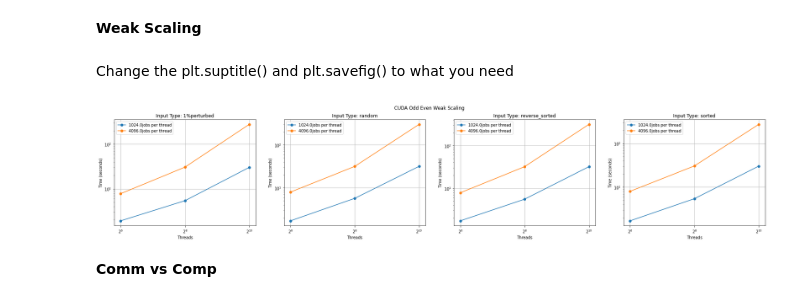
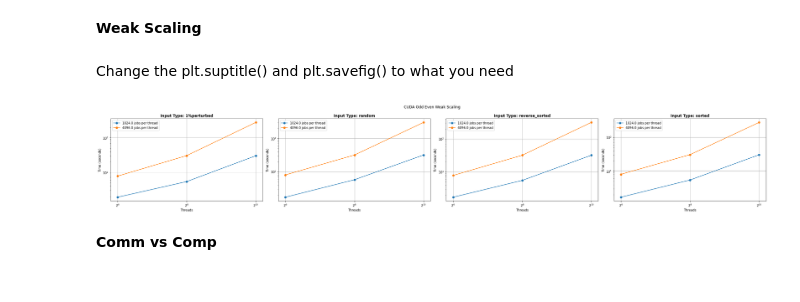
Before and after one commit to mzhang8132/CSCE435_Project, a Jupyter notebook: cuda_odd_even/cuda_odd_even.ipynb, the cells around one changed output. Cells and saved outputs as stored; diff of their text form; code cells hidden in the pictures.

```diff
--- a/cuda_odd_even/cuda_odd_even.ipynb
+++ b/cuda_odd_even/cuda_odd_even.ipynb
@@ -253,18 +256,18 @@ for i in range(3):
                                                (small_subset_size[i], types[1]),
                                               (small_subset_size[i], types[2]),
                                               (small_subset_size[i], types[3])),
-                                              "Total time"]].loc[subset_threads[i]]
+                                              "Avg time/rank"]].loc[subset_threads[i]]
     gpu = ctk.dataframe.loc['main', idx[((small_subset_size[i], types[0]),
                                                (small_subset_size[i], types[1]),
                                               (small_subset_size[i], types[2]),
                                               (small_subset_size[i], types[3])),
-                                              "Total GPU time"]].loc[subset_threads[i]]
+                                              "Avg GPU time/rank"]].loc[subset_threads[i]]
 
     for j in range(3):
-        cpu[((small_subset_size[i], types[0]), "Total time")] += gpu[((small_subset_size[i], types[0]), "Total GPU time")]
-        cpu[((small_subset_size[i], types[1]), "Total time")] += gpu[((small_subset_size[i], types[1]), "Total GPU time")]
-        cpu[((small_subset_size[i], types[2]), "Total time")] += gpu[((small_subset_size[i], types[2]), "Total GPU time")]
-        cpu[((small_subset_size[i], types[3]), "Total time")] += gpu[((small_subset_size[i], types[3]), "Total GPU time")]
+        cpu[((small_subset_size[i], types[0]), "Avg time/rank")] += gpu[((small_subset_size[i], types[0]), "Avg GPU time/rank")]
+        cpu[((small_subset_size[i], types[1]), "Avg time/rank")] += gpu[((small_subset_size[i], types[1]), "Avg GPU time/rank")]
+        cpu[((small_subset_size[i], types[2]), "Avg time/rank")] += gpu[((small_subset_size[i], types[2]), "Avg GPU time/rank")]
+        cpu[((small_subset_size[i], types[3]), "Avg time/rank")] += gpu[((small_subset_size[i], types[3]), "Avg GPU time/rank")]
 
     rows.append(cpu)
 
@@ -277,18 +280,18 @@ for i in range(3):
                                                (large_subset_size[i], types[1]),
                                               (large_subset_size[i], types[2]),
                                               (large_subset_size[i], types[3])),
-                                              "Total time"]].loc[subset_threads[i]]
+                                              "Avg time/rank"]].loc[subset_threads[i]]
     gpu = ctk.dataframe.loc['main', idx[((large_subset_size[i], types[0]),
                                                (large_subset_size[i], types[1]),
                                               (large_subset_size[i], types[2]),
                                               (large_subset_size[i], types[3])),
-                                              "Total GPU time"]].loc[subset_threads[i]]
+                                              "Avg GPU time/rank"]].loc[subset_threads[i]]
 
     for j in range(3):
-        cpu[((large_subset_size[i], types[0]), "Total time")] += gpu[((large_subset_size[i], types[0]), "Total GPU time")]
-        cpu[((large_subset_size[i], types[1]), "Total time")] += gpu[((large_subset_size[i], types[1]), "Total GPU time")]
-        cpu[((large_subset_size[i], types[2]), "Total time")] += gpu[((large_subset_size[i], types[2]), "Total GPU time")]
-        cpu[((large_subset_size[i], types[3]), "Total time")] += gpu[((large_subset_size[i], types[3]), "Total GPU time")]
+        cpu[((large_subset_size[i], types[0]), "Avg time/rank")] += gpu[((large_subset_size[i], types[0]), "Avg GPU time/rank")]
+        cpu[((large_subset_size[i], types[1]), "Avg time/rank")] += gpu[((large_subset_size[i], types[1]), "Avg GPU time/rank")]
+        cpu[((large_subset_size[i], types[2]), "Avg time/rank")] += gpu[((large_subset_size[i], types[2]), "Avg GPU time/rank")]
+        cpu[((large_subset_size[i], types[3]), "Avg time/rank")] += gpu[((large_subset_size[i], types[3]), "Avg GPU time/rank")]
 
     rows.append(cpu)
 
@@ -298,42 +301,43 @@ Change the plt.suptitle() and plt.savefig() to what you need
 # %%
 fig, ax = plt.subplots(1, 4, figsize=(30, 5))
 iter = 0
 
 for i in types:
-    small_r1 = pd.DataFrame(small_subset.loc[:, idx[((small_subset_size[0], i),), "Total time"]].loc[subset_threads[0]]).loc[((small_subset_size[0], i),)]
-    small_r2 = pd.DataFrame(small_subset.loc[:, idx[((small_subset_size[1], i),), "Total time"]].loc[subset_threads[1]]).loc[((small_subset_size[1], i),)]
-    small_r3 = pd.DataFrame(small_subset.loc[:, idx[((small_subset_size[2], i),), "Total time"]].loc[subset_threads[2]]).loc[((small_subset_size[2], i),)]
+    small_r1 = pd.DataFrame(small_subset.loc[:, idx[((small_subset_size[0], i),), "Avg time/rank"]].loc[subset_threads[0]]).loc[((small_subset_size[0], i),)]
+    small_r2 = pd.DataFrame(small_subset.loc[:, idx[((small_subset_size[1], i),), "Avg time/rank"]].loc[subset_threads[1]]).loc[((small_subset_size[1], i),)]
+    small_r3 = pd.DataFrame(small_subset.loc[:, idx[((small_subset_size[2], i),), "Avg time/rank"]].loc[subset_threads[2]]).loc[((small_subset_size[2], i),)]
 
-    large_r1 = pd.DataFrame(large_subset.loc[:, idx[((large_subset_size[0], i),), "Total time"]].loc[subset_threads[0]]).loc[((large_subset_size[0], i),)]
-    large_r2 = pd.DataFrame(large_subset.loc[:, idx[((large_subset_size[1], i),), "Total time"]].loc[subset_threads[1]]).loc[((large_subset_size[1], i),)]
-    large_r3 = pd.DataFrame(large_subset.loc[:, idx[((large_subset_size[2], i),), "Total time"]].loc[subset_threads[2]]).loc[((large_subset_size[2], i),)]
+    large_r1 = pd.DataFrame(large_subset.loc[:, idx[((large_subset_size[0], i),), "Avg time/rank"]].loc[subset_threads[0]]).loc[((large_subset_size[0], i),)]
+    large_r2 = pd.DataFrame(large_subset.loc[:, idx[((large_subset_size[1], i),), "Avg time/rank"]].loc[subset_threads[1]]).loc[((large_subset_size[1], i),)]
+    large_r3 = pd.DataFrame(large_subset.loc[:, idx[((large_subset_size[2], i),), "Avg time/rank"]].loc[subset_threads[2]]).loc[((large_subset_size[2], i),)]
 
     ax[iter].plot(
         small_r1.merge(small_r2, how='cross').merge(small_r3, how='cross').T,
         marker='o',
-        label = str(small_subset_size[0]/subset_threads[0]) + "jobs per thread"
+        label = str(small_subset_size[0]/subset_threads[0]) + " jobs per thread"
     )
     ax[iter].plot(
         large_r1.merge(large_r2, how='cross').merge(large_r3, how='cross').T,
         marker='o',
-        label = str(large_subset_size[0]/subset_threads[0]) + "jobs per thread"
+        label = str(large_subset_size[0]/subset_threads[0]) + " jobs per thread"
     )
 
-    ax[iter].set_title("Input Type: " + i)
+    ax[iter].set_title(rf"Input Type: " + i, fontsize=12, weight='bold')
     ax[iter].set_xlabel("Threads")
     ax[iter].set_ylabel("Time (seconds)")
     ax[iter].set_yscale("log", base=10)
     ax[iter].set_xscale("log", base=2)
     ax[iter].grid(True)
     ax[iter].set_xticks(subset_threads)
     ax[iter].legend()
     iter += 1
 
 plt.suptitle("CUDA Odd Even Weak Scaling")
-plt.savefig("cuda_odd_even_graph/weak_scaling.svg")
+fig.tight_layout()
+plt.savefig("cuda_odd_even_graph/weak_scaling.png")
 plt.show()
 # %% [output]
-[figure, old version]
+[figure, new version]
 # %% [markdown]
 **Comm vs Comp**
 # %% [markdown]
```
Also changed, not shown: parts of 7 cells of this notebook, 29 other files.
